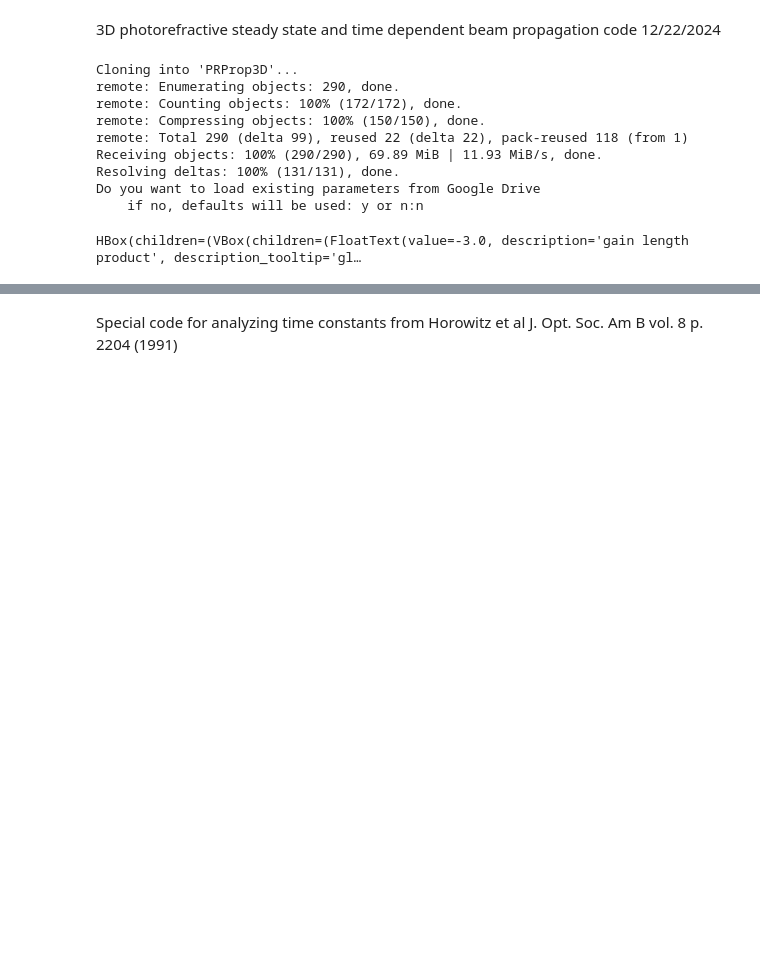
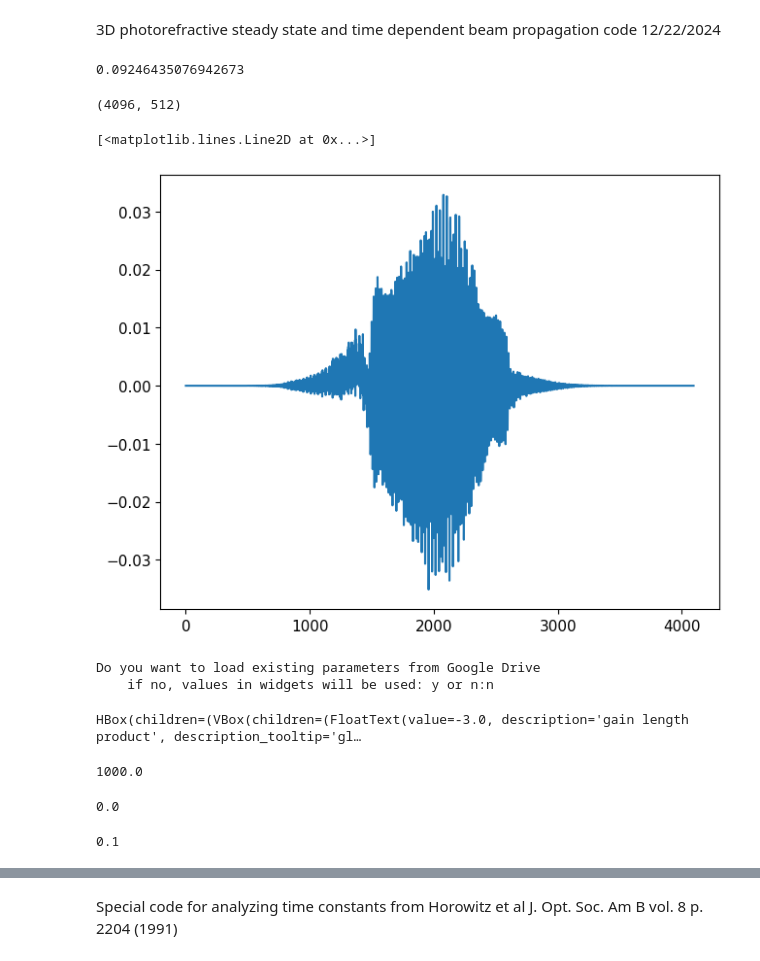
Before and after one commit to mcroning/Nonlinear-Beam-Propagation, a Jupyter notebook: PRprop3Da.ipynb, the cells around one changed output, grey strips where cells are left out. Saved outputs shown, nothing was run; the diff lists cells and outputs as text; code cells hidden in the pictures; blank space fills up the shorter version.

```diff
--- a/PRprop3Da.ipynb
+++ b/PRprop3Da.ipynb
@@ -376,13 +376,40 @@ def esc_f(amp,fx,k0,**kwargs):
   """
 
   # full steady state space charge field
+  id=prdata['Id']
+  intens2=abs(amp)**2+id
+  E_0=prdata['E_app']*1000*100/kwargs['Es']
+  Ip=cp.real(spfft.ifft(1.0j*2*cp.pi*fx[:,None]*spfft.fft(intens2,axis=0),axis=0))/k0
+  esc=-cp.real(spfft.ifft(-spfft.fft((E_0*id+Ip)/intens2,axis=0)/
+   (1+(2.0*cp.pi*fx[:,None]/k0)**2),axis=0) )
+  #esc=-cp.real(spfft.ifft(-spfft.fft((E_0*cp.ones((xsamp,ysamp))+Ip)/intens2,axis=0)/
+  # (1+(2.0*cp.pi*fx[:,None]/k0)**2),axis=0))
+  return esc
+
+#
+def esc_fa(amp,fx,k0,**kwargs):
+  """
+
+  Static space charge: Simple version
+  Args:
+    amp: optical amplitude 2D complex array
+    fx: array of spatial frequencies to generate spatial derivatives in FT space
+    k0: characteristic space charge wave number
+
+  Returns: space charge field
+
+  """
+
+  # full steady state space charge field
   intens2=abs(amp)**2
   id=prdata['Id']
-  E_0=prdata['E_app']*1000/kwargs['Es']
+  E_0=prdata['E_app']*1000*100/kwargs['Es']
+  #intens2->1
   Ip=cp.real(spfft.ifft(1.0j*2*cp.pi*fx[:,None]*spfft.fft(intens2,axis=0),axis=0))/k0
-  esc=-cp.real(spfft.ifft(-spfft.fft((E_app+Ip)/(intens2+id),axis=0)/
+  esc=-cp.real(spfft.ifft(-spfft.fft((E_0+Ip)/intens2,axis=0)/
    (1+(2.0*cp.pi*fx[:,None]/k0)**2),axis=0) )
-  return esc
+  return Ip
+
 
 def esc_s(amp,fx,k0,**kwargs):
   """
@@ -398,9 +425,9 @@ def esc_s(amp,fx,k0,**kwargs):
   #simple steady state space charge field
 
   kg=2*np.pi*(np.sin(prdata['thout1']-np.sin(prdata['thout2'])))/prdata['lm']
-  intens2=abs(amp)**2
+  intens2=abs(amp)**2+prdata['Id']
   Ip=cp.real(spfft.ifft(1.0j*2*cp.pi*fx[:,None]*spfft.fft(intens2,axis=0),axis=0))/k0
-  return (prdata['E_app']*1000/kwargs['Es']+Ip)/(1+(kg/k0)**2)
+  return (prdata['E_app']*1000*100/kwargs['Es']+Ip)/(1+(kg/k0)**2)
 
 def dEdt_s(amp,fx,k0,escsa):
   """
@@ -482,6 +509,19 @@ def noisexy(m):
   corrnoise1layer_a=cp.random.normal(loc=0,scale=np.sqrt(eps/niter*4*np.pi),size=(xsamp,ysamp))
   corrnoise1layer=gaussian_filter(corrnoise1layer_a,sigma=(sigmax,sigmay))*cp.sqrt(sigmax*sigmay)
   return corrnoise1layer
+# %%
+prdata['E_app']*1000*100/Es
+# %% [output]
+0.09246435076942673
+# %%
+np.shape(esc_fa(amp,fx,k0,Es=Es))
+# %% [output]
+(4096, 512)
+# %%
+plt.plot(esc_fa(amp,fx,k0,Es=Es)[:,ysamp//2].get())
+# %% [output]
+[<matplotlib.lines.Line2D at 0x...>]
+[figure, added]
 # %%
 # @title Load sample images and set parameters
 #  Connect to Github for sample images
@@ -548,7 +588,7 @@ prdata.setdefault('image_invert', False)
 prdata.setdefault('noisetype', 'none')
 prdata.setdefault('sigma', 0.4)
 prdata.setdefault('eps', 0.02)
-prdata.setdefault['E_app',0]
+prdata.setdefault('E_app',0)
 prdata.setdefault('kt', 0.0)
 prdata.setdefault('Eplane',False)
 prdata.setdefault('time_behavior', 'Static')
@@ -631,7 +671,7 @@ im_invert=checkbox(prdata['image_invert'],'invert image','image_invert',False)
 noisetype_=dropdown(["none","volume xy"],prdata['noisetype'],'noise type',False,'noisetype')
 sigma_=params(prdata['sigma'],'scattering correlation length','sigma',False)
 volnoise=params(prdata['eps'],'volume noise parameter','eps',False)
-eapp=params(prdata['E_app'],'applied electic field kV/cm','E applied',False)
+eapp=params(prdata['E_app'],'applied electic field kV/cm','E_app',False)
 
 kerr_coeff=params(prdata['kt'],'Kerr coefficient','kt',False)
 xaper_=params(prdata['xaper'],'x aperture um','xaper',False)
@@ -679,16 +719,17 @@ vbox_right=widgets.VBox([plane_model,th1,th2,az1,az2,bkp,t_beh,end_time,tsteps_,
 hbox=widgets.HBox([vbox_left,vbox_right])
 display(hbox)
 # %% [output]
-Cloning into 'PRProp3D'...
-remote: Enumerating objects: 290, done.
-remote: Counting objects: 100% (172/172), done.
-remote: Compressing objects: 100% (150/150), done.
-remote: Total 290 (delta 99), reused 22 (delta 22), pack-reused 118 (from 1)
-Receiving objects: 100% (290/290), 69.89 MiB | 11.93 MiB/s, done.
-Resolving deltas: 100% (131/131), done.
 Do you want to load existing parameters from Google Drive
-    if no, defaults will be used: y or n:n
+    if no, values in widgets will be used: y or n:n
 HBox(children=(VBox(children=(FloatText(value=-3.0, description='gain length product', description_tooltip='gl…
+# %%
+E_app
+# %% [output]
+1000.0
+# %%
+prdata['E_app']
+# %% [output]
+0.0
 # %%
 # @title Initialize parameters and arrays using widget entries: this may take a couple of minutes.
 gl=gl_.value
@@ -1101,3 +1142,7 @@ if savedata:
   if not Path(pathf).is_dir():
     Path.mkdir(Path(pathf))
 parameters_initialized=True
+# %%
+prdata['E_app']
+# %% [output]
+0.1
```
Also changed, not shown: parts of 17 cells of this notebook.
